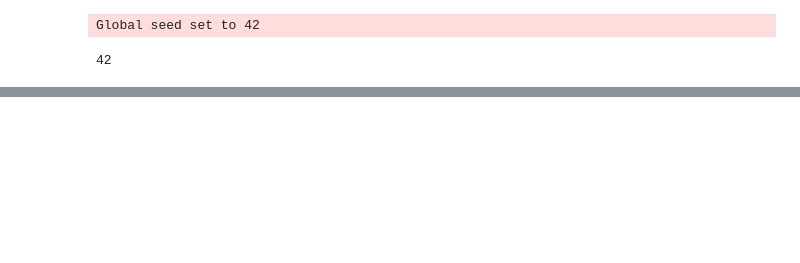
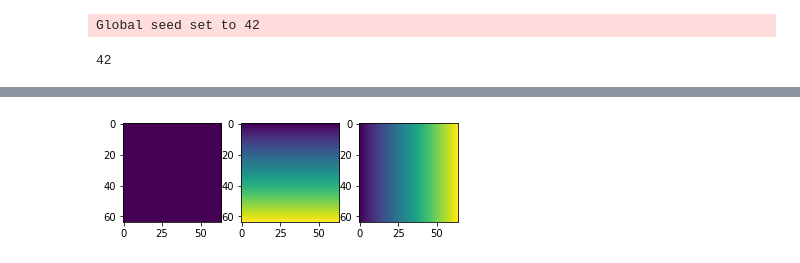
Before and after one commit to Chutlhu/TurboSuperResultion, a Jupyter notebook: notebooks/[Sandbox,PINNUS,Turb2D,time] PINNUS with Time and NS equations.ipynb, the cells around one changed output, grey strips where cells are left out. Drawn from its saved outputs; the diff is of its cells as text; code cells hidden in the pictures; blank space fills up the shorter version.

Commit message:
running with time

```diff
--- a/notebooks/[Sandbox,PINNUS,Turb2D,time] PINNUS with Time and NS equations.ipynb
+++ b/notebooks/[Sandbox,PINNUS,Turb2D,time] PINNUS with Time and NS equations.ipynb
@@ -27,10 +27,18 @@ Global seed set to 42
 data_dir = Path('/','home','dicarlo_d','Documents','Datasets','Turb2D.hdf5')
 dm = TurboFlowDataModule(dataset='Turb2D',
                          data_dir=data_dir,
-                         batch_size=100000,
-                         time_idx=np.arange(300),
-                         train_downsampling=32,
-                         val_downsampling=32,
-                         test_downsampling=1,
+                         batch_size=int(1024),
+                         time_idx=np.arange(32),
+                         train_downsampling_space=4,
+                         val_downsampling_space=4,
+                         test_downsampling_space=4,
+
+                         train_downsampling_time=2,
+                         val_downsampling_time=2,
+                         test_downsampling_time=2,
+
+                         train_shuffle=True,
+                         val_shuffle=False,
+                         test_shuffle=False,
                          num_workers=1)
 dm.setup()
@@ -37,24 +64,60 @@ dm.setup()
 # %%
-X_lr, y_lr = dm.val_dataset[:]
-img_shape_lr = dm.val_dataset.img_shape[:2]
-shape_lr = dm.val_dataset.img_shape
-L = shape_lr[0]
-N_lr = X_lr.shape[0]
-D = X_lr.shape[-1]
+dataset = dm.train_dataset
+
+X, y = dataset[:]
+img_shape = dataset.img_shape
+vshape = dataset.vars_shape_img
+fshape = dataset.fields_shape_img
+
+T = dataset.times
+L = img_shape[0]
+N = X.shape[0]
+D = X.shape[-1]
+
 print('Low Resolution data:')
 print('-- D dimensions:', D)
-print('-- N samples:', N_lr)
+print('-- T times:', T)
+print('-- N samples:', N)
 print('-- R resolution img:', L)
+print('-- img-like input shape:', vshape)
+print('-- vct-like input shape:', tuple(X.shape))
+print('-- img-like output shape:', fshape)
+print('-- vct-like output shape:', tuple(y.shape))
 
-X_hr, y_hr = dm.test_dataset[:]
-img_shape_hr = dm.test_dataset.img_shape[:2]
-shape_hr = dm.test_dataset.img_shape
-H = shape_hr[0]
-N_hr = X_hr.shape[0]
-print('High Resolution data:')
-print('-- D dimensions:', D)
-print('-- N samples:', N_hr)
-print('-- R resolution img:', H)
+print(y.max(), y.min())
+
+# if T > 1:
+for i in range(T):
+    plt.title(i)
+    plt.subplot(131)
+    plt.imshow(X.reshape(*vshape)[i,:,:,0])
+    print(X.reshape(*vshape)[i,:,:,0].shape)
+    plt.subplot(132)
+    plt.imshow(X.reshape(*vshape)[i,:,:,1])
+    plt.subplot(133)
+    plt.imshow(X.reshape(*vshape)[i,:,:,2])
+    plt.show()
+    plt.subplot(121)
+    plt.imshow(y.reshape(*fshape)[i,:,:,0])
+    plt.colorbar()
+    plt.subplot(122)
+    plt.imshow(y.reshape(*fshape)[i,:,:,1])
+    plt.colorbar()
+    plt.show()
+# else:
+#     plt.subplot(131)
+#     plt.imshow(X.reshape(*vshape)[:,:,0])
+#     plt.subplot(132)
+#     plt.imshow(X.reshape(*vshape)[:,:,1])
+#     plt.show()
+#     plt.subplot(121)
+#     plt.imshow(y.reshape(*fshape)[:,:,0])
+#     plt.colorbar()
+#     plt.subplot(122)
+#     plt.imshow(y.reshape(*fshape)[:,:,1])
+#     plt.colorbar()
+#     plt.show()
+#     print(y.min(), y.max())
 # %% [output]
 Low Resolution data:
 -- D dimensions: 3
@@ -66,0 +133 @@ High Resolution data:
+[figure, added]
```
Also changed, not shown: parts of 14 cells of this notebook, 11 other files.
